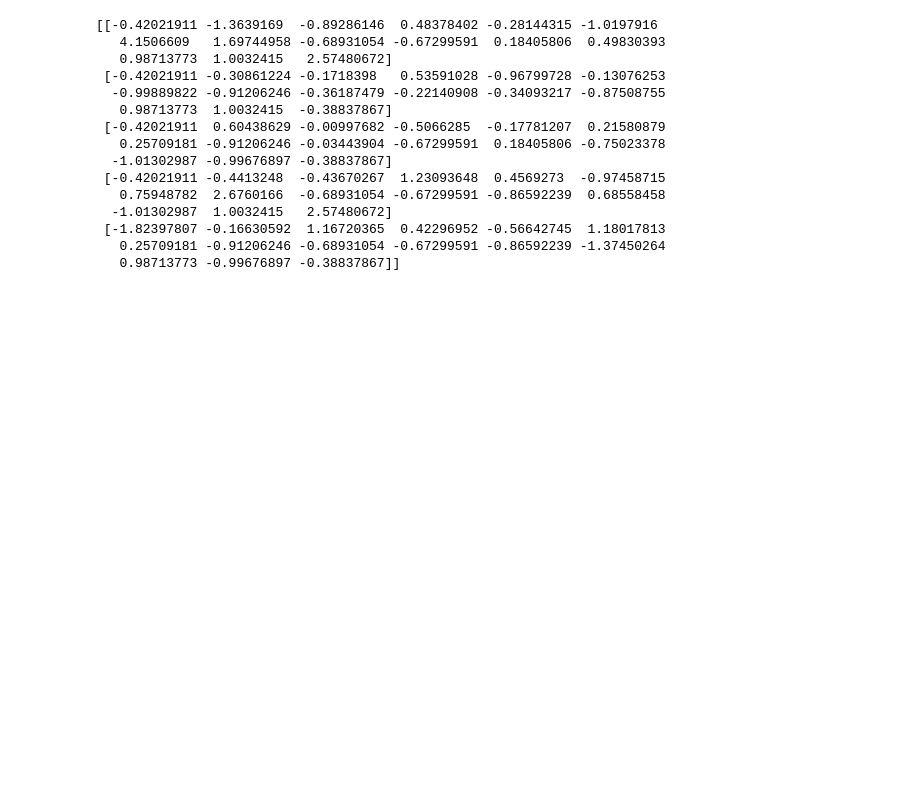
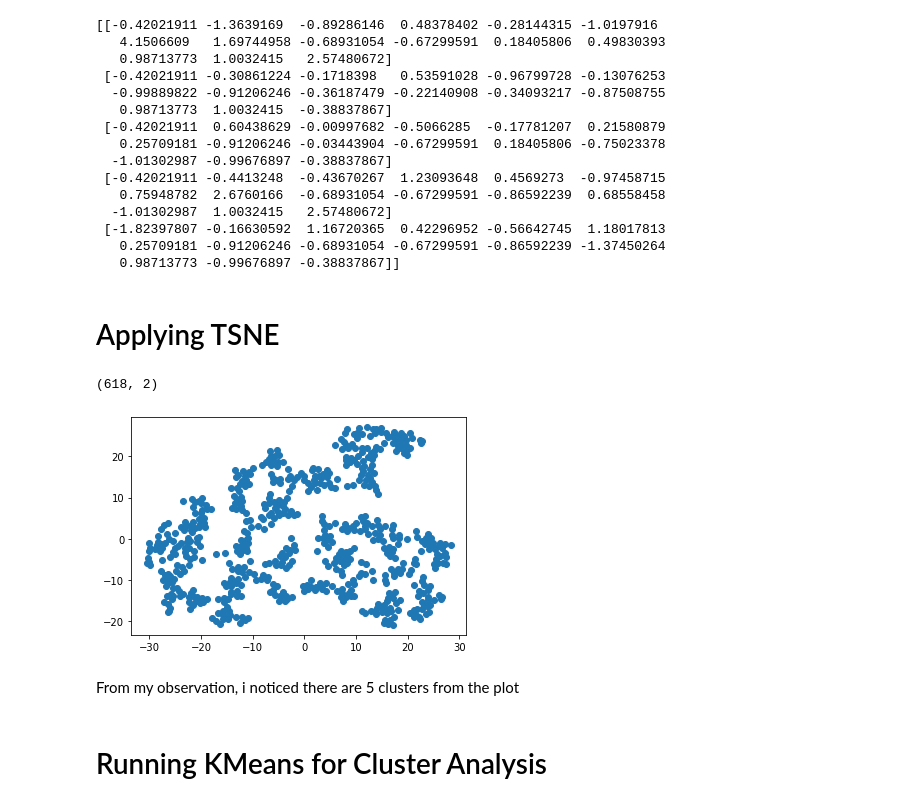
Before and after one commit to nams238/Unsupervised_MachineLeaning_Homework, a Jupyter notebook: myopia.ipynb, the cells around one changed output. Cells and saved outputs as stored; diff of their text form; code cells hidden in the pictures; blank space fills up the shorter version.

```diff
--- a/myopia.ipynb
+++ b/myopia.ipynb
@@ -75,0 +74,2 @@ myopia_pca = pca.fit_transform(myopia_scaled)
+# %% [markdown]
+# Applying TSNE
@@ -75,0 +79,17 @@ myopia_pca = pca.fit_transform(myopia_scaled)
+# %%
+#To apply and reduce dataset dimension with TSNE
+tsne = TSNE(learning_rate = 40)
+tsne_features = tsne.fit_transform(myopia_pca)
+tsne_features.shape
+# %% [output]
+(618, 2)
+# %%
+#Visualize the clusters and add color
+plt.scatter(tsne_features[:,0], tsne_features[:,1])
+plt.show()
+# %% [output]
+[figure, added]
+# %% [markdown]
+From my observation, i noticed there are 5 clusters from the plot
+# %% [markdown]
+# Running KMeans for Cluster Analysis
```
Also changed, not shown: parts of 3 cells of this notebook.
